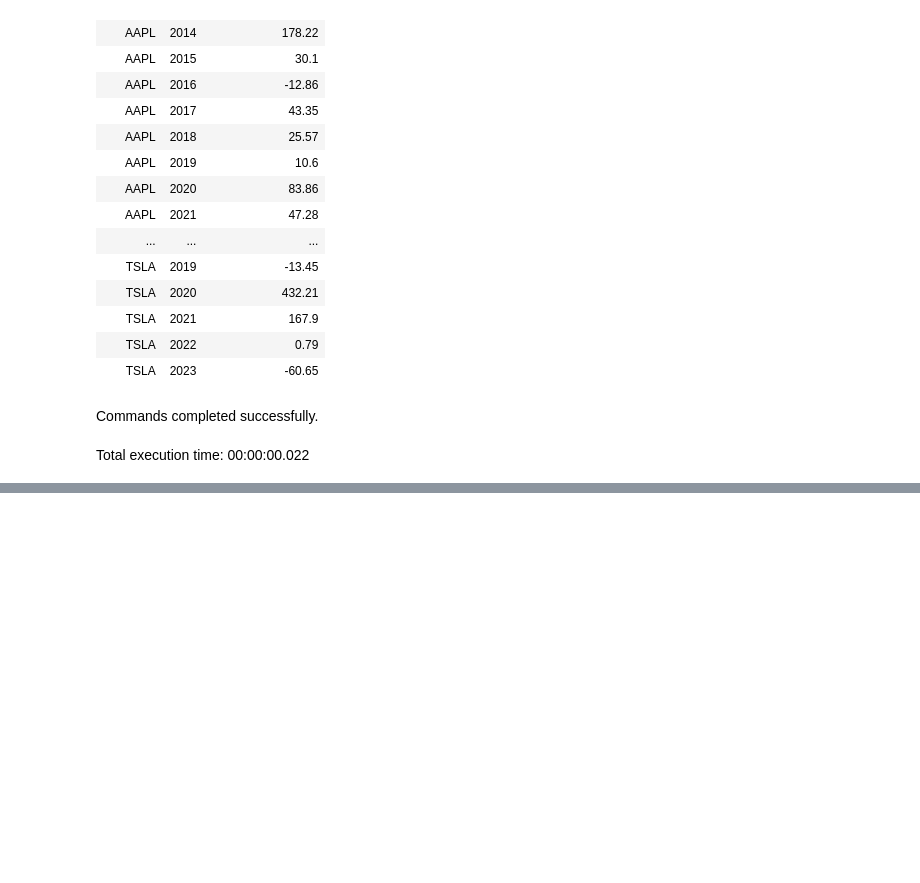
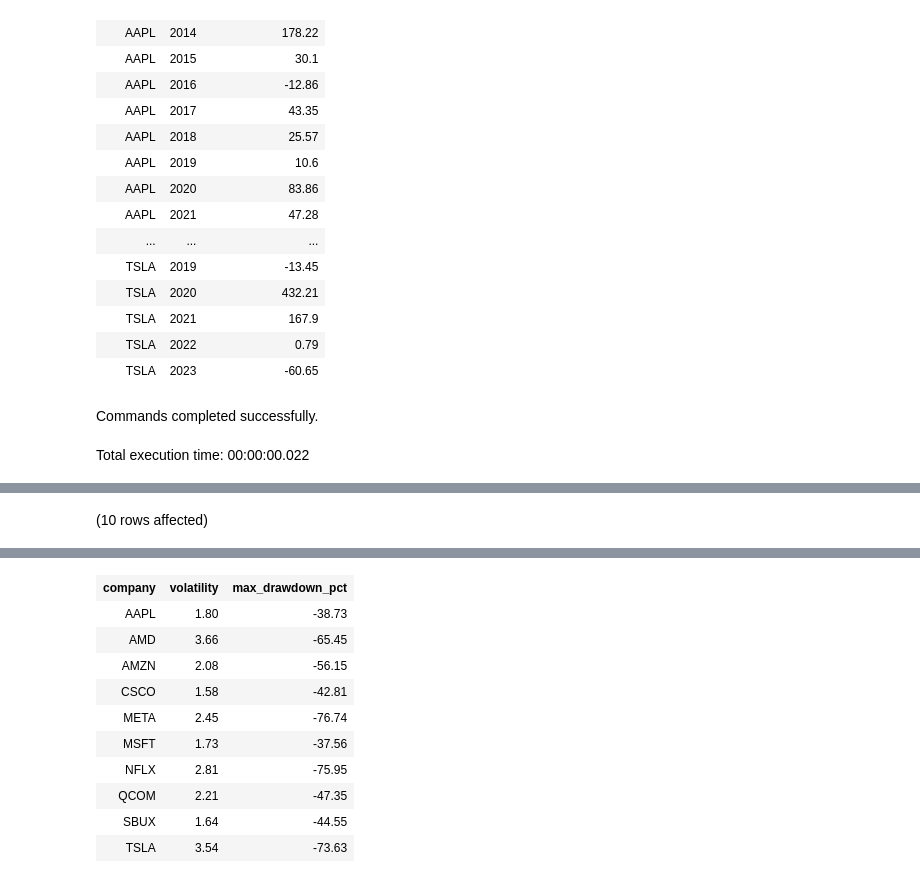
Before and after one commit to bradleytkay/stock_market_analysis, a Jupyter notebook: step_3a_eda_pt_2.ipynb, the cells around one changed output, grey strips where cells are left out. Saved outputs shown, nothing was run; the diff lists cells and outputs as text; code cells hidden in the pictures; blank space fills up the shorter version.

Commit message:
computed each companies volatility and maximum drawdown, and created a new table to store this volatility / risk data

```diff
--- a/step_3a_eda_pt_2.ipynb
+++ b/step_3a_eda_pt_2.ipynb
@@ -220,0 +371,5 @@ Total execution time: 00:00:00.022
+# %%
+SELECT *
+FROM volatility_data
+# %% [output]
+(10 rows affected)
@@ -220,0 +377,11 @@ Total execution time: 00:00:00.022
+| company | volatility | max_drawdown_pct |
+| AAPL | 1.80 | -38.73 |
+| AMD | 3.66 | -65.45 |
+| AMZN | 2.08 | -56.15 |
+| CSCO | 1.58 | -42.81 |
+| META | 2.45 | -76.74 |
+| MSFT | 1.73 | -37.56 |
+| NFLX | 2.81 | -75.95 |
+| QCOM | 2.21 | -47.35 |
+| SBUX | 1.64 | -44.55 |
+| TSLA | 3.54 | -73.63 |
```
Also changed, not shown: parts of 11 cells of this notebook.
